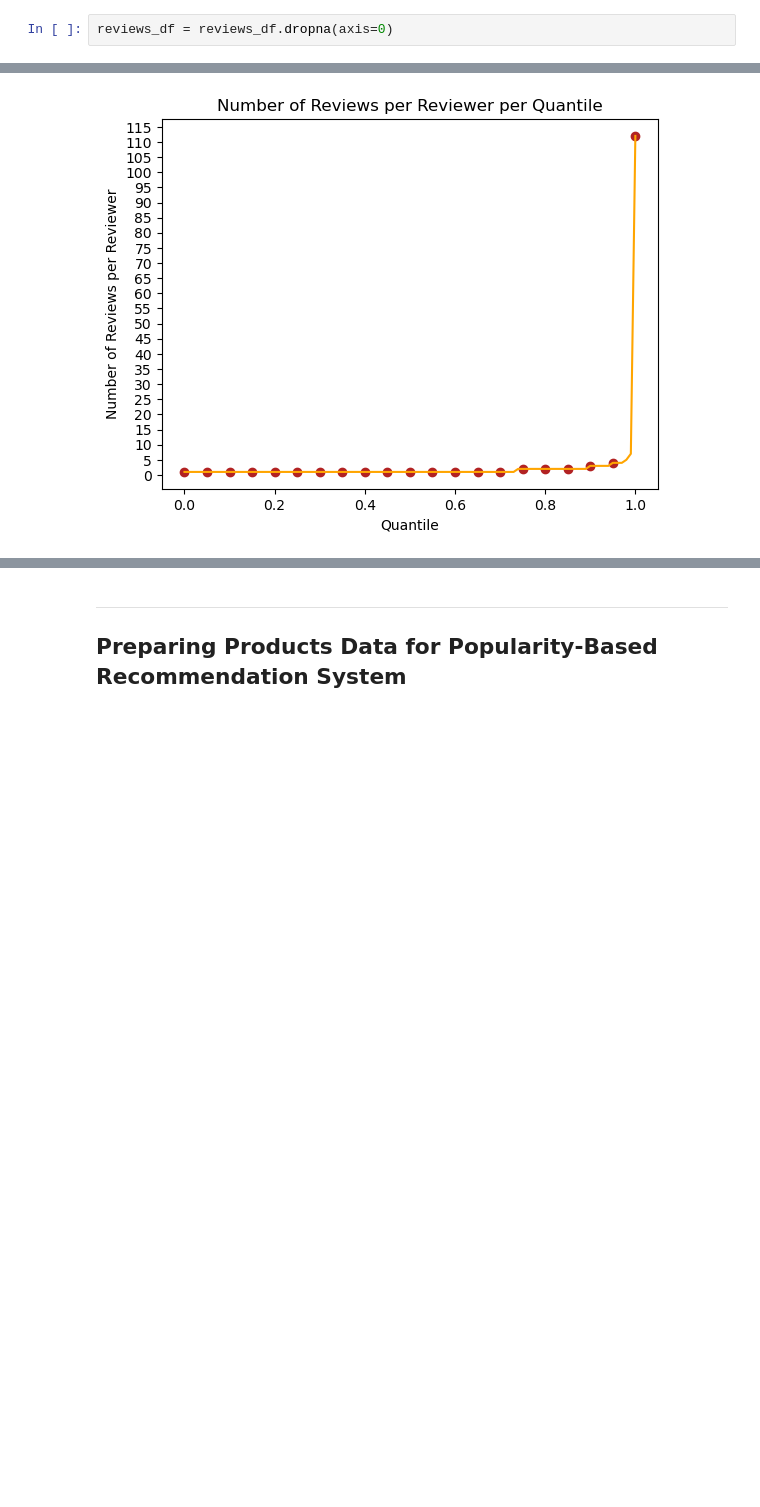
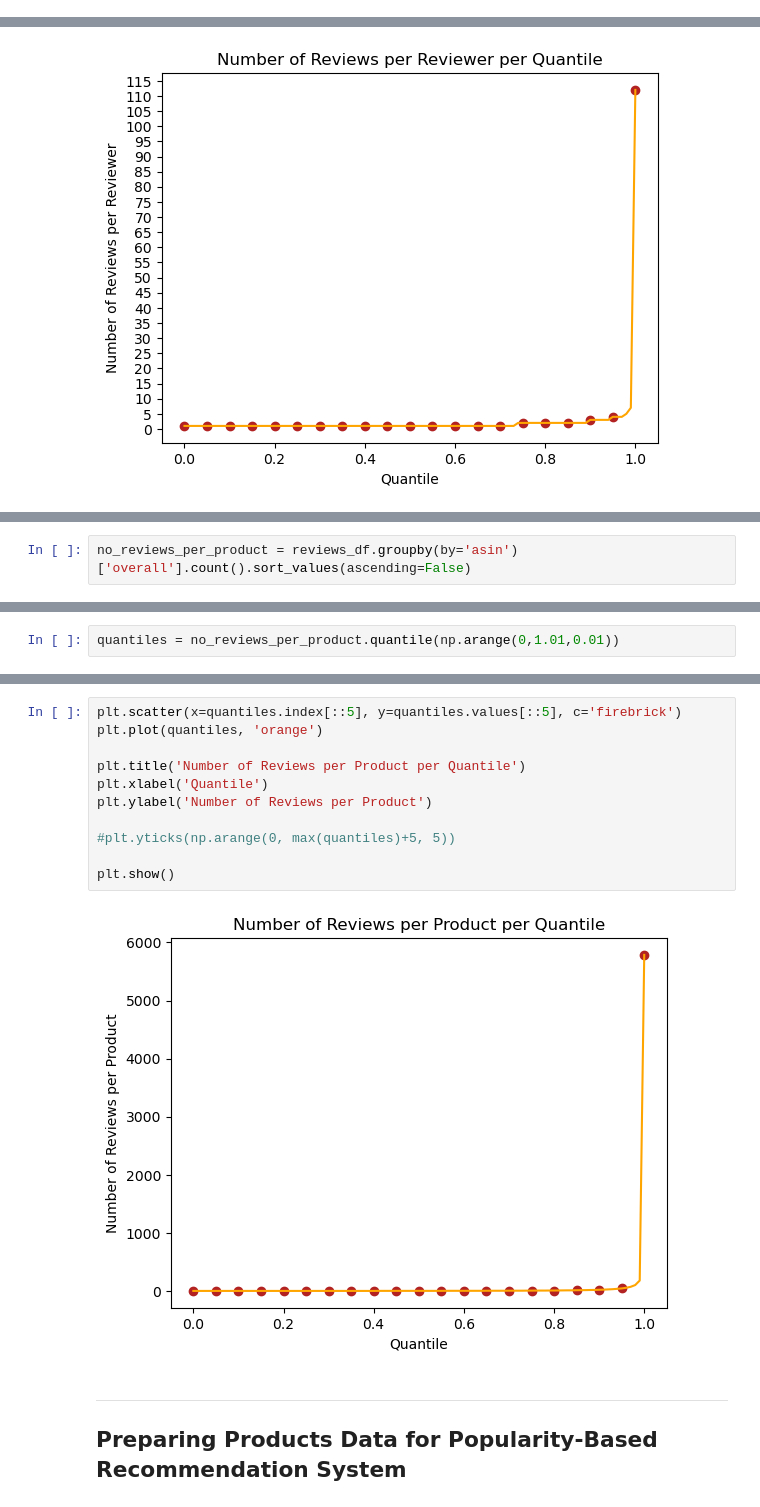
Before and after one commit to mkelsayed/ClothingRecommendationSystem, a Jupyter notebook: reviews_loading_preprocessing.ipynb, the cells around one changed output, grey strips where cells are left out. Drawn from its saved outputs; the diff is of its cells as text; blank space fills up the shorter version.

Commit message:
mostly fixed issues with cleaning, needs visualizations

```diff
--- a/reviews_loading_preprocessing.ipynb
+++ b/reviews_loading_preprocessing.ipynb
@@ -248,2 +342,0 @@ Lets drop the rows containing the null values.
-# %%
-reviews_df = reviews_df.dropna(axis=0)
@@ -393,0 +503,2 @@ plt.show()
+# %%
+no_reviews_per_product = reviews_df.groupby(by='asin')['overall'].count().sort_values(ascending=False)
@@ -393,0 +535,2 @@ plt.show()
+# %%
+quantiles = no_reviews_per_product.quantile(np.arange(0,1.01,0.01))
@@ -394,3 +552,16 @@ plt.show()
+# %%
+plt.scatter(x=quantiles.index[::5], y=quantiles.values[::5], c='firebrick')
+plt.plot(quantiles, 'orange')
+
+plt.title('Number of Reviews per Product per Quantile')
+plt.xlabel('Quantile')
+plt.ylabel('Number of Reviews per Product')
+
+#plt.yticks(np.arange(0, max(quantiles)+5, 5))
+
+plt.show()
+# %% [output]
+[figure, added]
 # %% [markdown]
 ---
 ## Preparing Products Data for Popularity-Based Recommendation System
```
Also changed, not shown: parts of 90 cells of this notebook, 1 other file.
